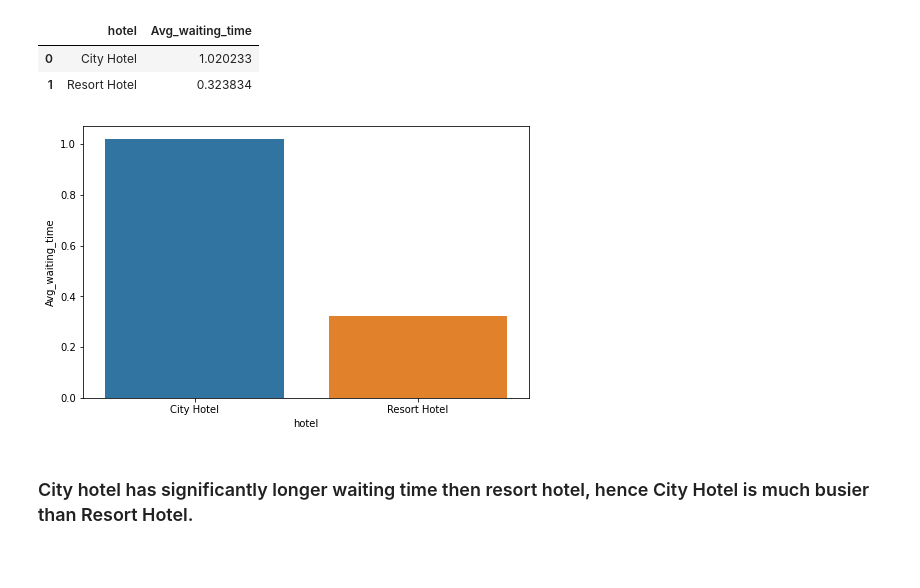
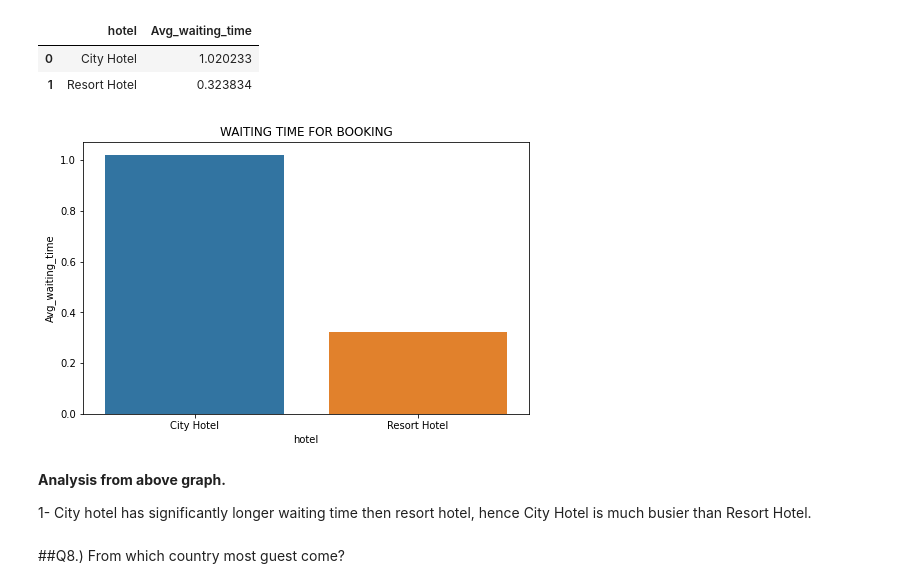
Before and after one commit to dileep-rawat/Capstone-Project-1-Hotel-Booking-Analysis, a Jupyter notebook: Hotel_Booking_Analysis_Capstone_Project.ipynb, the cells around one changed output. Cells and saved outputs as stored; diff of their text form; code cells hidden in the pictures; blank space fills up the shorter version.

```diff
--- a/Hotel_Booking_Analysis_Capstone_Project.ipynb
+++ b/Hotel_Booking_Analysis_Capstone_Project.ipynb
@@ -320,9 +504,14 @@ waiting_df
 | 1 | Resort Hotel | 0.323834 |
 # %%
 plt.figure(figsize = (8,5))
+plt.title('WAITING TIME FOR BOOKING')
 sns.barplot(x = waiting_df['hotel'], y = waiting_df['Avg_waiting_time'] )
 plt.show()
 # %% [output]
-[figure, old version]
+[figure, new version]
 # %% [markdown]
-### City hotel has significantly longer waiting time then resort hotel, hence City Hotel is much busier than Resort Hotel.
+**Analysis from above graph.**
+
+1- City hotel has significantly longer waiting time then resort hotel, hence City Hotel is much busier than Resort Hotel.
+# %% [markdown]
+##Q8.) From which country most guest come?
```
Also changed, not shown: parts of 37 cells of this notebook.
